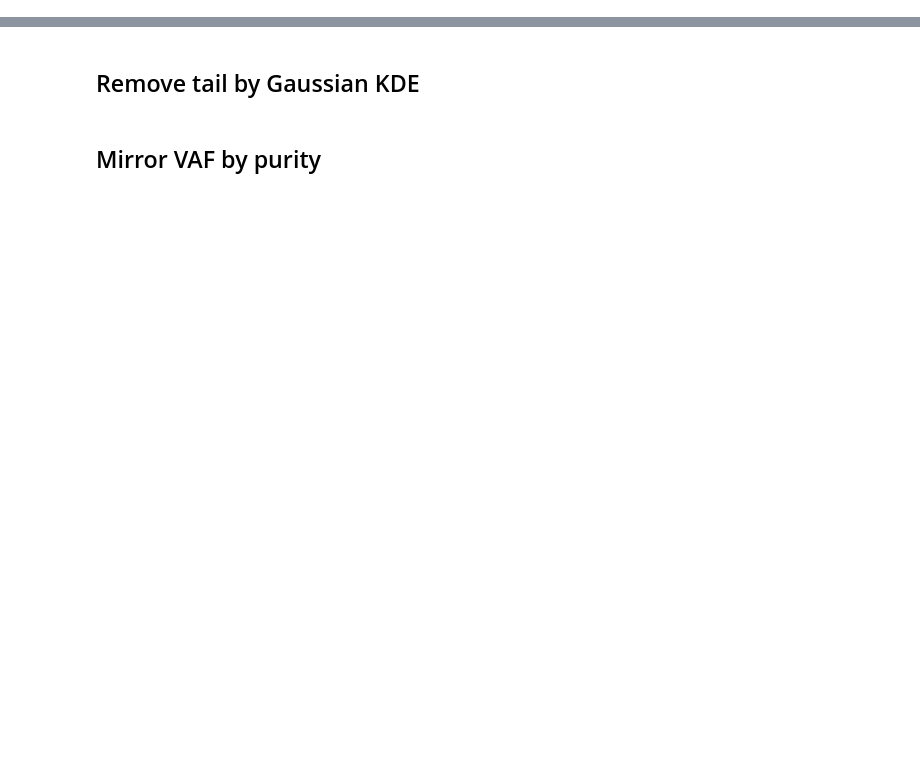
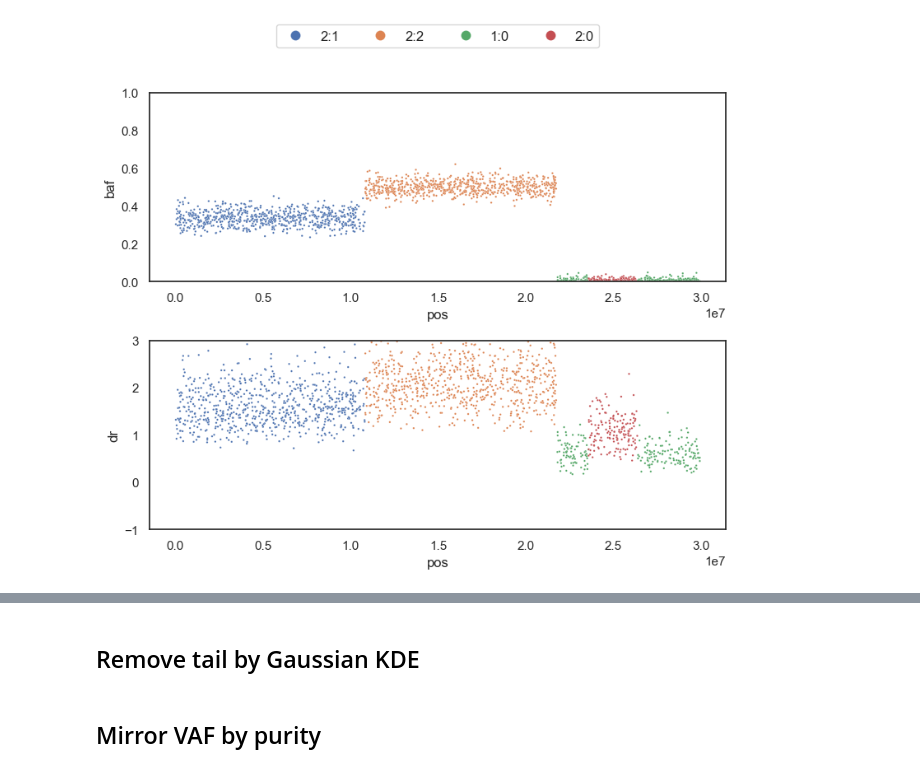
Before and after one commit to valerianilucrezia/utils_locate, a Jupyter notebook: testing/test_vaf.ipynb, the cells around one changed output, grey strips where cells are left out. Cells and saved outputs as stored; diff of their text form; code cells hidden in the pictures; blank space fills up the shorter version.

```diff
--- a/testing/test_vaf.ipynb
+++ b/testing/test_vaf.ipynb
@@ -36,20 +39,24 @@ print(set(snp.CN_1))
 # %%
 sns.set_theme(style="white", font_scale=1)
-fig, axes = plt.subplots(3, 1, figsize=(9, 7))
+fig, axes = plt.subplots(2, 1, figsize=(8, 7))
 
-baf = sns.scatterplot(data=snp, x="pos", y="baf", s=2, ax=axes[0], hue="CN_1")
-dr = sns.scatterplot(data=snp, x="pos", y="dr", s=2, ax=axes[1], hue="CN_1", legend=False)
-vaf = sns.scatterplot(data=snv, x="pos", y="vaf", s=2, ax=axes[2], hue="CN_1", legend=False)
+baf = sns.scatterplot(data=snp, x="pos", y="baf", s=3, ax=axes[0], hue="CN_1")
+dr = sns.scatterplot(data=snp, x="pos", y="dr", s=3, ax=axes[1], hue="CN_1", legend=False)
+#vaf = sns.scatterplot(data=snv, x="pos", y="vaf", s=3, ax=axes[2], hue="CN_1", legend=False)
 
 axes[0].set_ylim(0,1)
+axes[1].set_ylim(-1,3)
 sns.move_legend(
     baf,
     "lower center",
-    bbox_to_anchor=(.5, 1.1), ncol=4, title=None, frameon=True,
+    bbox_to_anchor=(.5, 1.2), ncol=4, title=None, frameon=True,
+    prop={'size': 12},
+    markerscale=5
 )
 
-axes[0].set_title(f'Purity = {purity}, Coverage = {coverage}')
 fig.tight_layout()
+# %% [output]
+[figure, added]
 # %%
 Major = 1
 minor = 1
```
Also changed, not shown: parts of 3 cells of this notebook, 3 other files.
